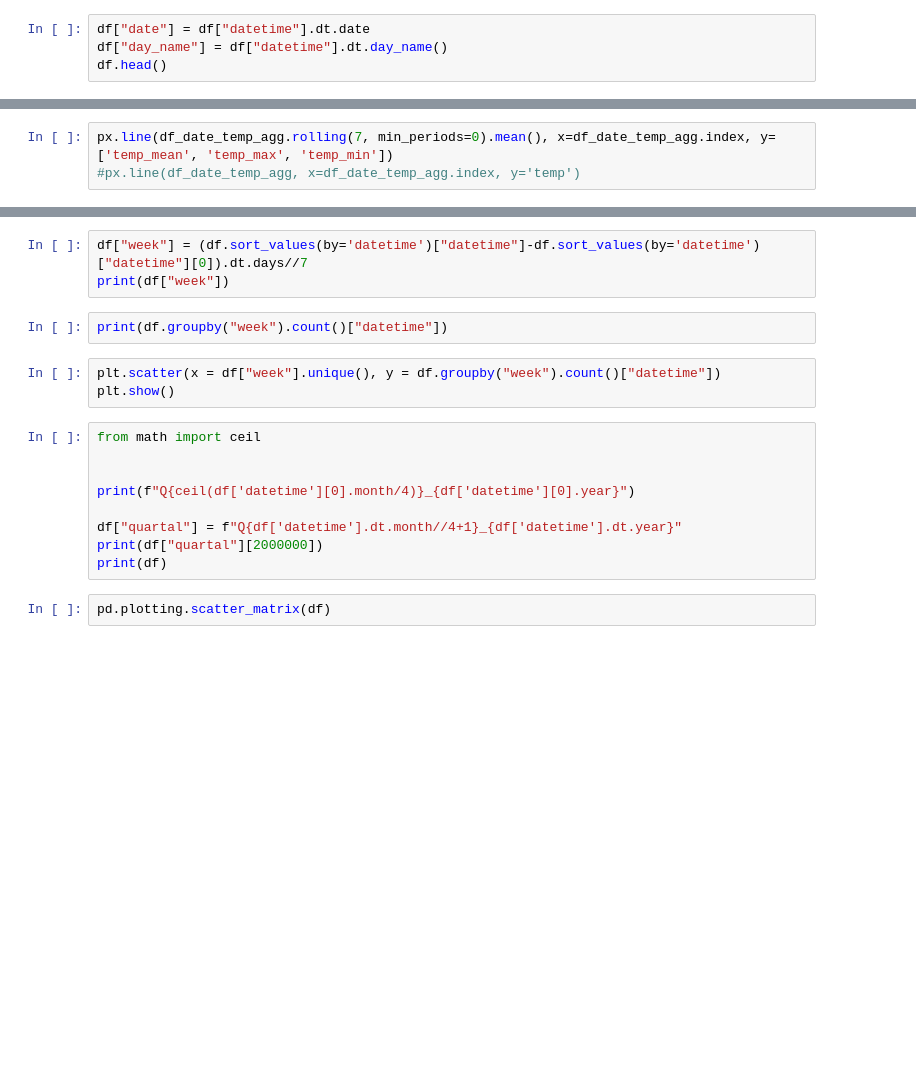
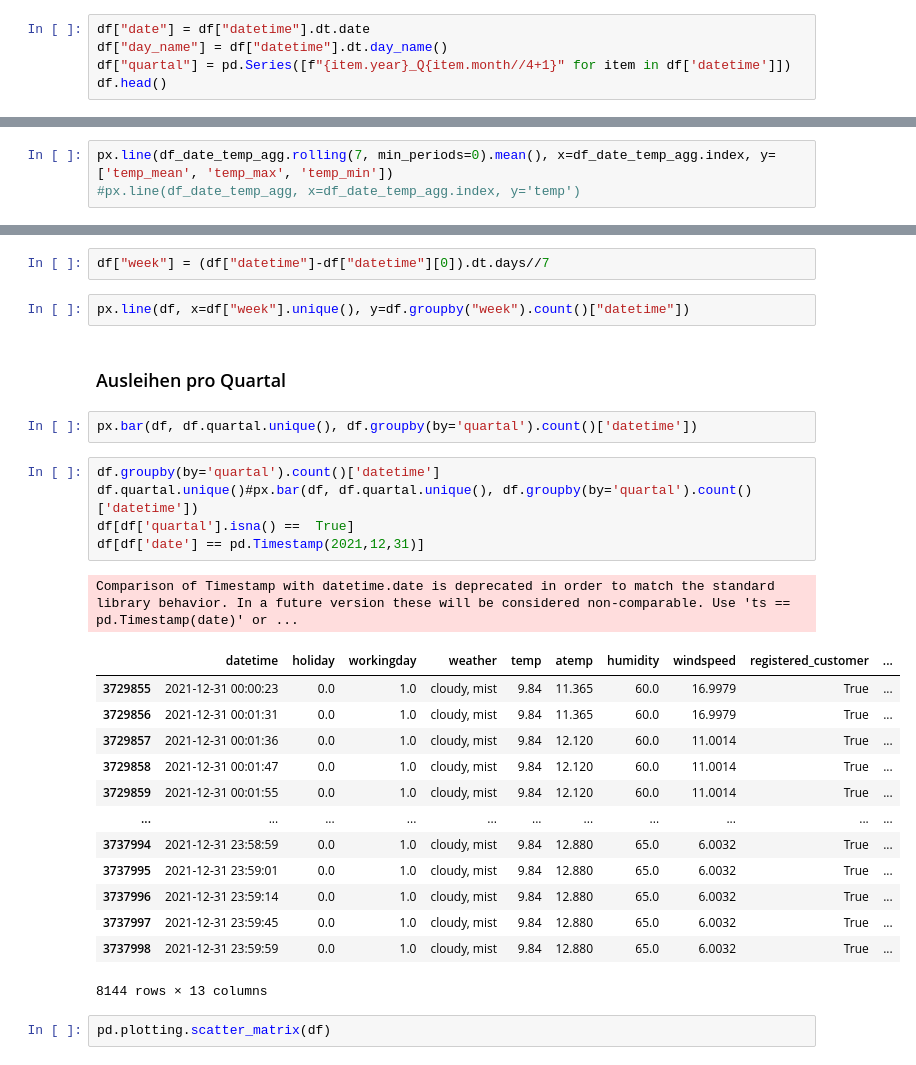
Before and after one commit to ElonRM/DA-BI_Project, a Jupyter notebook: project.ipynb, the cells around one changed output, grey strips where cells are left out. Saved outputs shown, nothing was run; the diff lists cells and outputs as text; blank space fills up the shorter version.

Commit message:
Quartalsgrafik

```diff
--- a/project.ipynb
+++ b/project.ipynb
@@ -11,6 +12,7 @@ df = pd.read_parquet('escooter_history_2022.parquet')
 # %%
 df["date"] = df["datetime"].dt.date
 df["day_name"] = df["datetime"].dt.day_name()
+df["quartal"] = pd.Series([f"{item.year}_Q{item.month//4+1}" for item in df['datetime']])
 df.head()
 # %% [output]
 |  | datetime | holiday | workingday | weather | temp | atemp | humidity | windspeed | registered_customer | ... |
@@ -124,20 +130,31 @@ px.line(df_date_temp_agg.rolling(7, min_periods=0).mean(), x=df_date_temp_agg.in
 # %%
-df["week"] = (df.sort_values(by='datetime')["datetime"]-df.sort_values(by='datetime')["datetime"][0]).dt.days//7
-print(df["week"])
+df["week"] = (df["datetime"]-df["datetime"][0]).dt.days//7
 # %%
-print(df.groupby("week").count()["datetime"])
+px.line(df, x=df["week"].unique(), y=df.groupby("week").count()["datetime"])
+# %% [markdown]
+### Ausleihen pro Quartal
 # %%
-plt.scatter(x = df["week"].unique(), y = df.groupby("week").count()["datetime"])
-plt.show()
+px.bar(df, df.quartal.unique(), df.groupby(by='quartal').count()['datetime'])
-# %%
-from math import ceil
-
-
-print(f"Q{ceil(df['datetime'][0].month/4)}_{df['datetime'][0].year}")
-
-df["quartal"] = f"Q{df['datetime'].dt.month//4+1}_{df['datetime'].dt.year}"
-print(df["quartal"][2000000])
-print(df)
+# %%
+df.groupby(by='quartal').count()['datetime']
+df.quartal.unique()#px.bar(df, df.quartal.unique(), df.groupby(by='quartal').count()['datetime'])
+df[df['quartal'].isna() ==  True]
+df[df['date'] == pd.Timestamp(2021,12,31)]
+# %% [output]
+Comparison of Timestamp with datetime.date is deprecated in order to match the standard library behavior. In a future version these will be considered non-comparable. Use 'ts == pd.Timestamp(date)' or ...
+|  | datetime | holiday | workingday | weather | temp | atemp | humidity | windspeed | registered_customer | ... |
+| 3729855 | 2021-12-31 00:00:23 | 0.0 | 1.0 | cloudy, mist | 9.84 | 11.365 | 60.0 | 16.9979 | True | ... |
+| 3729856 | 2021-12-31 00:01:31 | 0.0 | 1.0 | cloudy, mist | 9.84 | 11.365 | 60.0 | 16.9979 | True | ... |
+| 3729857 | 2021-12-31 00:01:36 | 0.0 | 1.0 | cloudy, mist | 9.84 | 12.120 | 60.0 | 11.0014 | True | ... |
+| 3729858 | 2021-12-31 00:01:47 | 0.0 | 1.0 | cloudy, mist | 9.84 | 12.120 | 60.0 | 11.0014 | True | ... |
+| 3729859 | 2021-12-31 00:01:55 | 0.0 | 1.0 | cloudy, mist | 9.84 | 12.120 | 60.0 | 11.0014 | True | ... |
+| ... | ... | ... | ... | ... | ... | ... | ... | ... | ... | ... |
+| 3737994 | 2021-12-31 23:58:59 | 0.0 | 1.0 | cloudy, mist | 9.84 | 12.880 | 65.0 | 6.0032 | True | ... |
+| 3737995 | 2021-12-31 23:59:01 | 0.0 | 1.0 | cloudy, mist | 9.84 | 12.880 | 65.0 | 6.0032 | True | ... |
+| 3737996 | 2021-12-31 23:59:14 | 0.0 | 1.0 | cloudy, mist | 9.84 | 12.880 | 65.0 | 6.0032 | True | ... |
+| 3737997 | 2021-12-31 23:59:45 | 0.0 | 1.0 | cloudy, mist | 9.84 | 12.880 | 65.0 | 6.0032 | True | ... |
+| 3737998 | 2021-12-31 23:59:59 | 0.0 | 1.0 | cloudy, mist | 9.84 | 12.880 | 65.0 | 6.0032 | True | ... |
+8144 rows × 13 columns
 # %%
 pd.plotting.scatter_matrix(df)
 # %%
```
Also changed, not shown: parts of 4 cells of this notebook.
